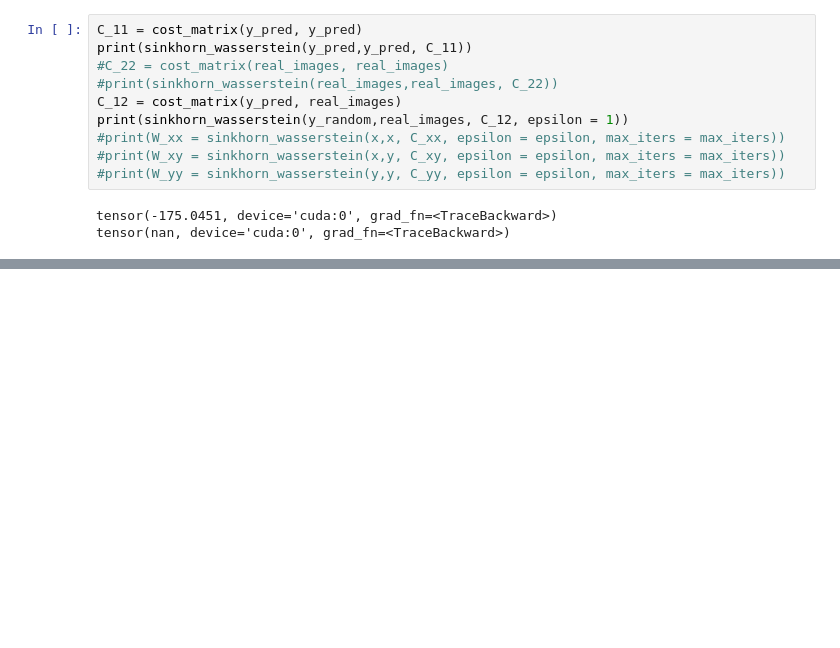
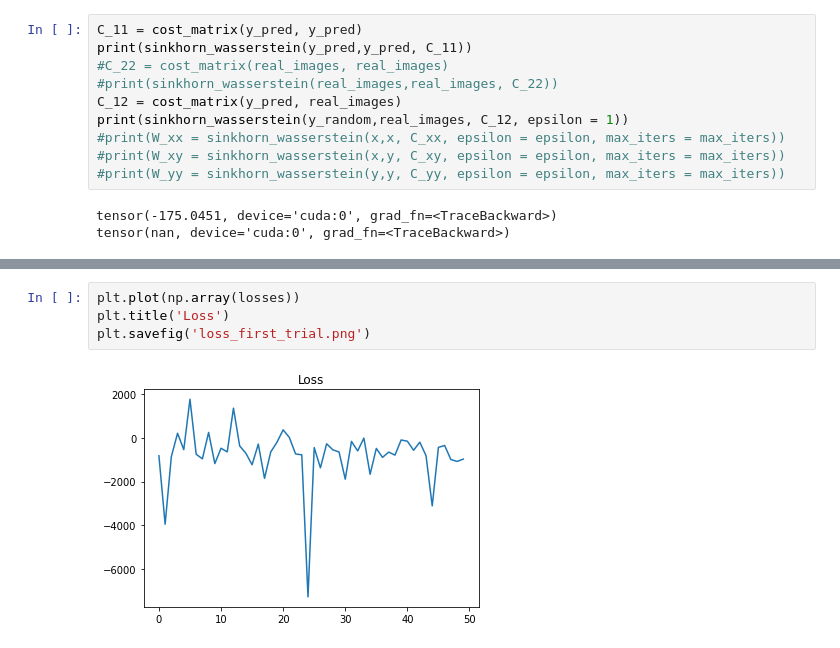
Before and after one commit to gabrielkasmi/ot_gan_ensae, a Jupyter notebook: autodiff_ot_gan.ipynb, the cells around one changed output, grey strips where cells are left out. Saved outputs shown, nothing was run; the diff lists cells and outputs as text; blank space fills up the shorter version.

```diff
--- a/autodiff_ot_gan.ipynb
+++ b/autodiff_ot_gan.ipynb
@@ -423,0 +400,6 @@ RuntimeError: ignored
+# %%
+plt.plot(np.array(losses))
+plt.title('Loss')
+plt.savefig('loss_first_trial.png')
+# %% [output]
+[figure, added]
```
Also changed, not shown: parts of 15 cells of this notebook.
